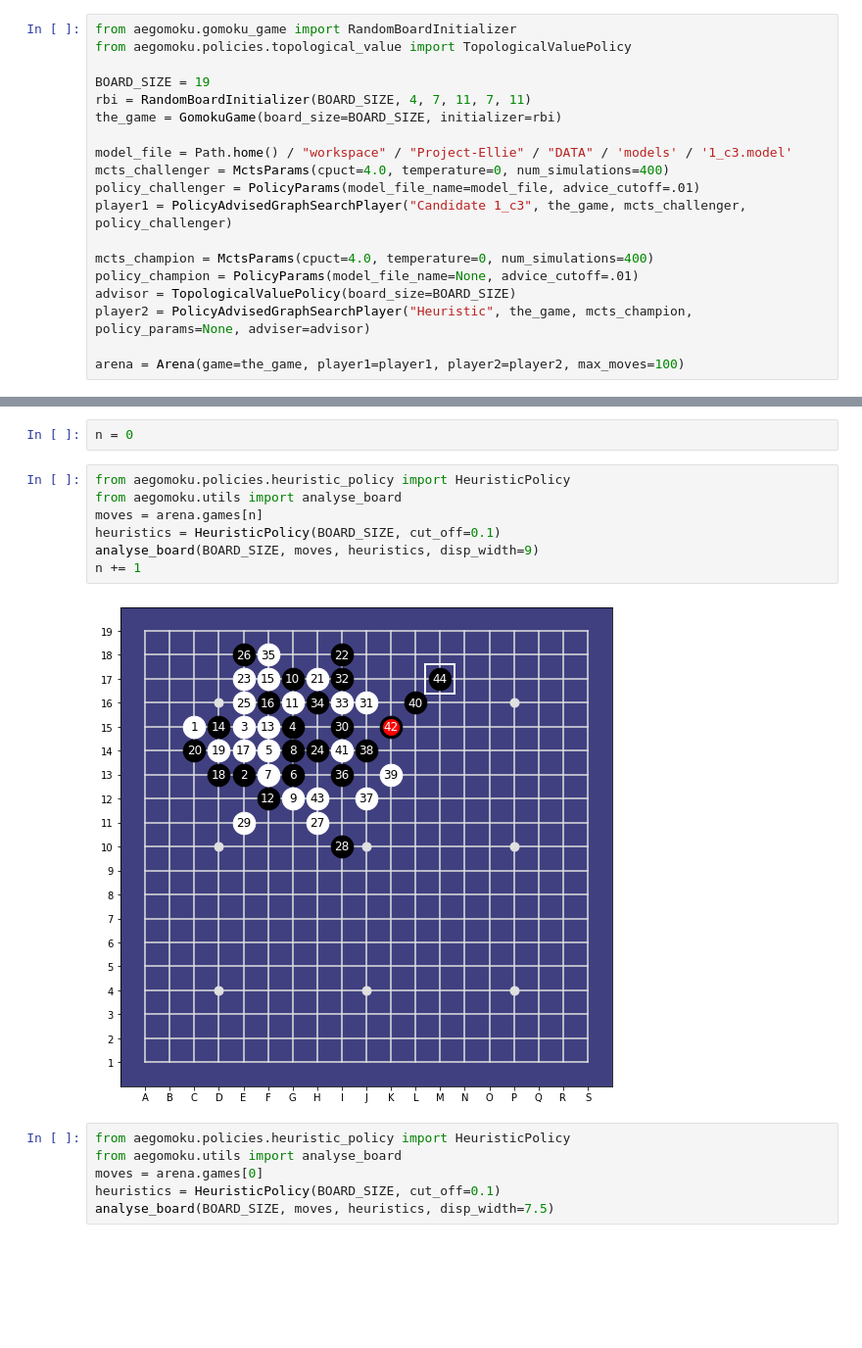
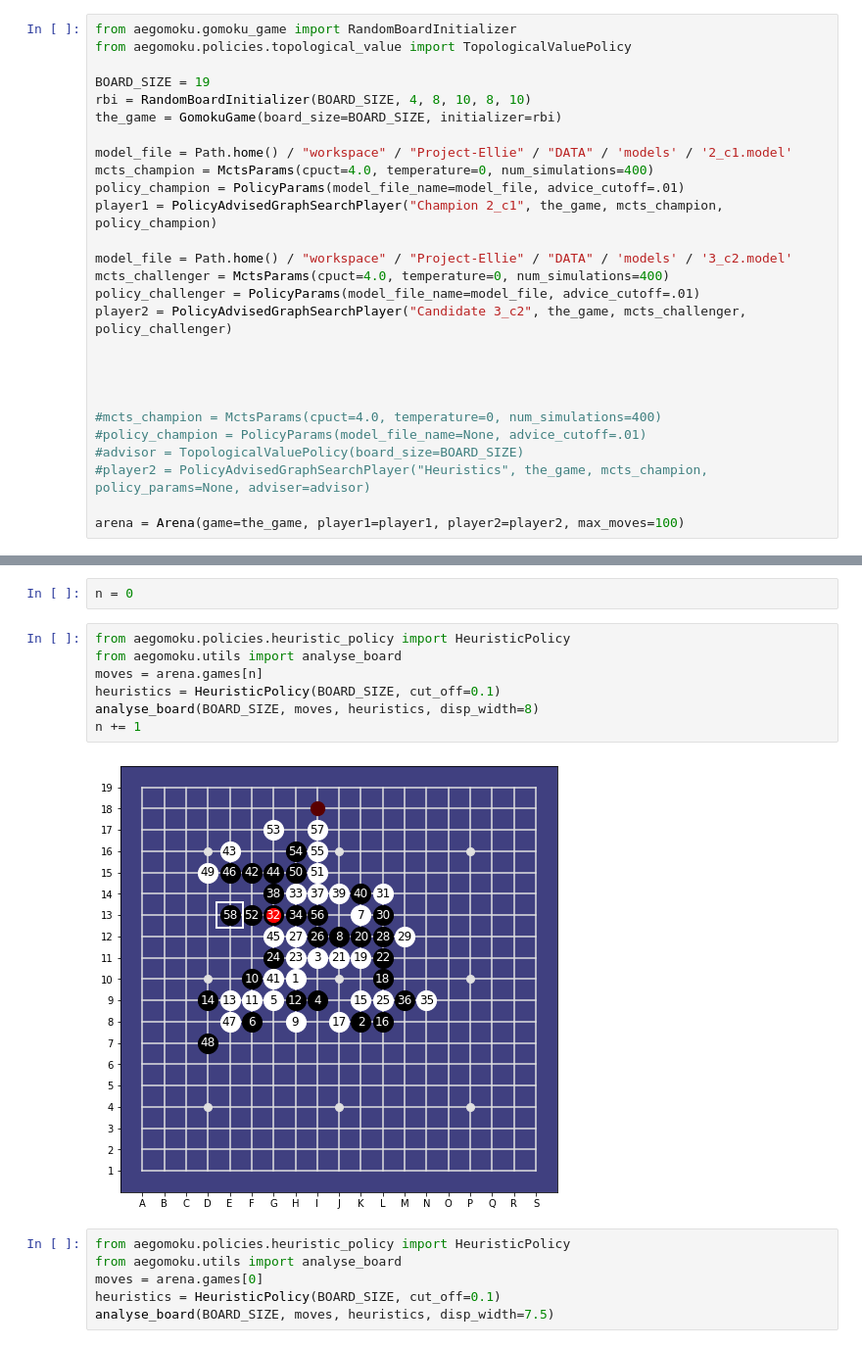
Before and after one commit to Project-Ellie/DeepGomoku, a Jupyter notebook: notebooks/Arena.ipynb, the cells around one changed output, grey strips where cells are left out. Shown at 98% size. Cells and saved outputs as stored; diff of their text form; blank space fills up the shorter version.

```diff
--- a/notebooks/Arena.ipynb
+++ b/notebooks/Arena.ipynb
@@ -12,18 +12,26 @@ from aegomoku.gomoku_game import RandomBoardInitializer
 from aegomoku.policies.topological_value import TopologicalValuePolicy
 
 BOARD_SIZE = 19
-rbi = RandomBoardInitializer(BOARD_SIZE, 4, 7, 11, 7, 11)
+rbi = RandomBoardInitializer(BOARD_SIZE, 4, 8, 10, 8, 10)
 the_game = GomokuGame(board_size=BOARD_SIZE, initializer=rbi)
 
-model_file = Path.home() / "workspace" / "Project-Ellie" / "DATA" / 'models' / '1_c3.model'
+model_file = Path.home() / "workspace" / "Project-Ellie" / "DATA" / 'models' / '2_c1.model'
+mcts_champion = MctsParams(cpuct=4.0, temperature=0, num_simulations=400)
+policy_champion = PolicyParams(model_file_name=model_file, advice_cutoff=.01)
+player1 = PolicyAdvisedGraphSearchPlayer("Champion 2_c1", the_game, mcts_champion, policy_champion)
+
+model_file = Path.home() / "workspace" / "Project-Ellie" / "DATA" / 'models' / '3_c2.model'
 mcts_challenger = MctsParams(cpuct=4.0, temperature=0, num_simulations=400)
 policy_challenger = PolicyParams(model_file_name=model_file, advice_cutoff=.01)
-player1 = PolicyAdvisedGraphSearchPlayer("Candidate 1_c3", the_game, mcts_challenger, policy_challenger)
+player2 = PolicyAdvisedGraphSearchPlayer("Candidate 3_c2", the_game, mcts_challenger, policy_challenger)
 
-mcts_champion = MctsParams(cpuct=4.0, temperature=0, num_simulations=400)
-policy_champion = PolicyParams(model_file_name=None, advice_cutoff=.01)
-advisor = TopologicalValuePolicy(board_size=BOARD_SIZE)
-player2 = PolicyAdvisedGraphSearchPlayer("Heuristic", the_game, mcts_champion, policy_params=None, adviser=advisor)
+
+
+
+#mcts_champion = MctsParams(cpuct=4.0, temperature=0, num_simulations=400)
+#policy_champion = PolicyParams(model_file_name=None, advice_cutoff=.01)
+#advisor = TopologicalValuePolicy(board_size=BOARD_SIZE)
+#player2 = PolicyAdvisedGraphSearchPlayer("Heuristics", the_game, mcts_champion, policy_params=None, adviser=advisor)
 
 arena = Arena(game=the_game, player1=player1, player2=player2, max_moves=100)
 # %%
@@ -72,12 +77,12 @@ n = 0
 # %%
 from aegomoku.policies.heuristic_policy import HeuristicPolicy
 from aegomoku.utils import analyse_board
 moves = arena.games[n]
 heuristics = HeuristicPolicy(BOARD_SIZE, cut_off=0.1)
-analyse_board(BOARD_SIZE, moves, heuristics, disp_width=9)
+analyse_board(BOARD_SIZE, moves, heuristics, disp_width=8)
 n += 1
 # %% [output]
-[figure, old version]
+[figure, new version]
 # %%
 from aegomoku.policies.heuristic_policy import HeuristicPolicy
 from aegomoku.utils import analyse_board
```
Also changed, not shown: parts of 4 cells of this notebook, 17 other files.
